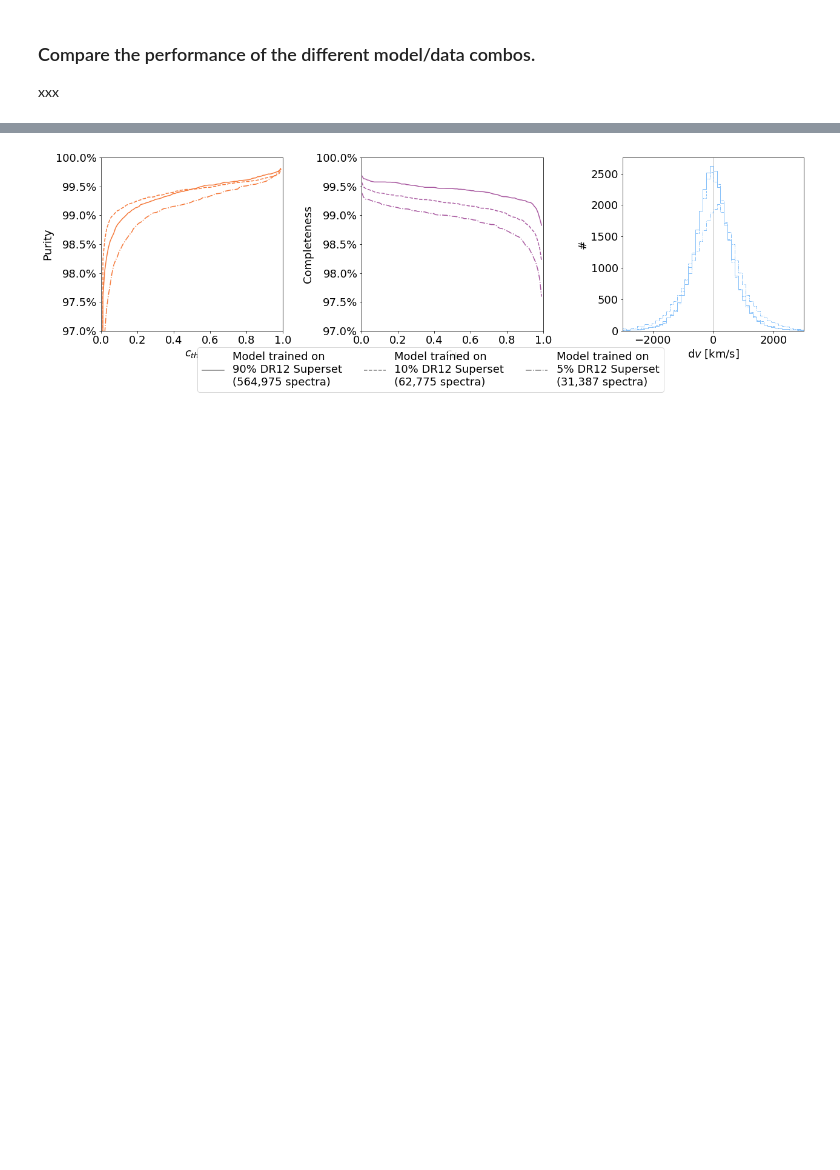
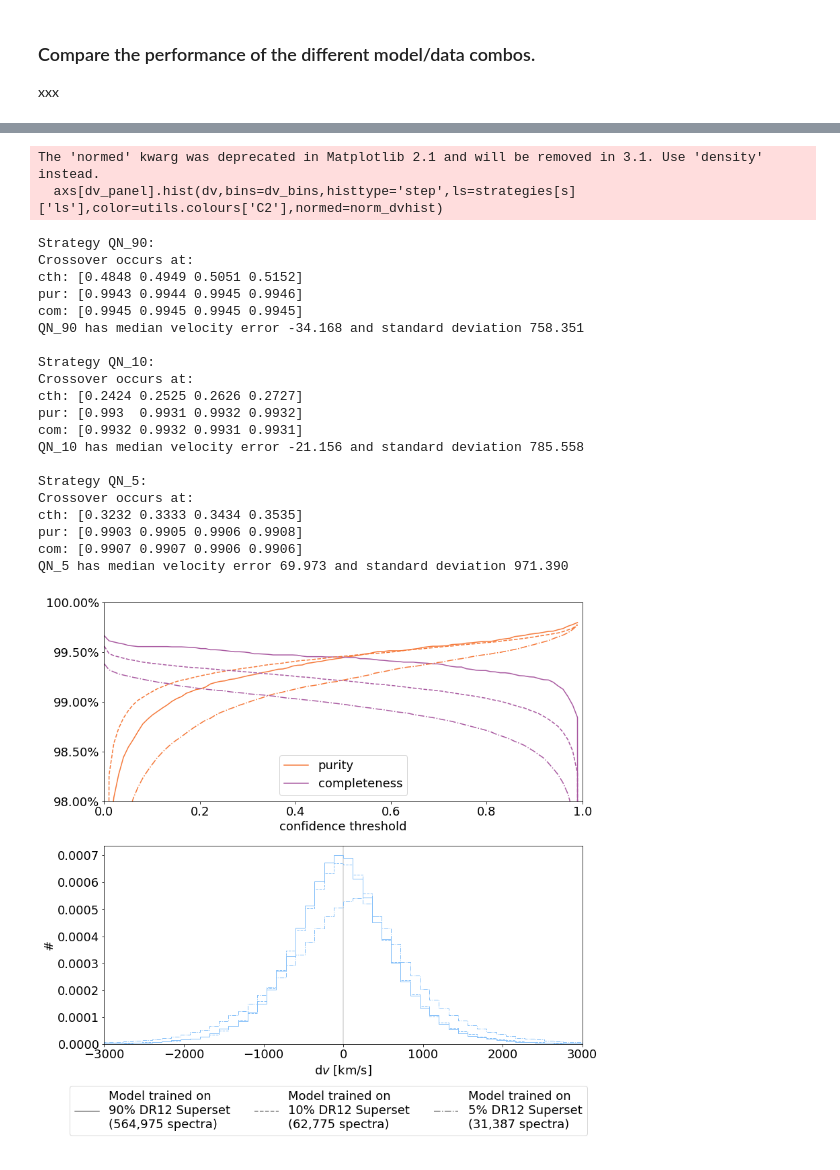
Before and after one commit to jfarr03/QuasarNET_analysis, a Jupyter notebook: analysis/notebooks/QN_performance_vs_training_set_size.ipynb, the cells around one changed output, grey strips where cells are left out. Drawn from its saved outputs; the diff is of its cells as text; code cells hidden in the pictures; blank space fills up the shorter version.

```diff
--- a/analysis/notebooks/QN_performance_vs_training_set_size.ipynb
+++ b/analysis/notebooks/QN_performance_vs_training_set_size.ipynb
@@ -106,6 +109,6 @@ This finds which spectra* are common to all datasets, and removes any that are n
 
 \* using spec_id = plate$\times$1000000000 + mjd$\times$10000 + fiber for BOSS, or spec_id = targetid for DESI (to be updated)
 # %%
-data_table = utils.reduce_data_to_table(data,truth,include_c_qn=include_c_qn)
+data_table = utils.reduce_data_to_table(data,truth,include_c_qn=include_c_qn,common_specids=False)
 data_table[:5]
 # %% [output]
@@ -121,5 +123,6 @@ Table length=5
 # %%
-# Include only objects in the data table that have the highest confidence level.
-data_table = data_table[data_table['ZCONF_PERSON']==2]
+# Include only objects in the data table that have the highest confidence level, and VI redshift not equal to -1.
+w = (data_table['ZCONF_PERSON']==2) & (data_table['Z_VI']>-1)
+data_table = data_table[w]
 len(data_table)
 # %% [output]
@@ -153,9 +156,11 @@ ls = {'QN_90': '-',
 dv_max = 6000.
 nspec_sdr12q = 627751
 
-## QN parameters.
-cth = 0.8
-n_detect = 1
+# confidence thresholds.
+c_th_min = 0.0
+c_th_max = 1.0
+n_int = 100
+c_th_values = np.linspace(c_th_min,c_th_max,n_int)
 # %%
 ## Define strategies.
 strategies = {}
@@ -164,10 +169,17 @@ for s in data.keys():
 
     p = float(s.split('_')[-1])/100
     name = 'Model trained on\n{:.0%} DR12 Superset\n({:,} spectra)'.format(p,int(p*nspec_sdr12q))
+    if type(data_table['ISQSO_{}'.format(s)])==astropy.table.column.MaskedColumn:
+        filt = (~data_table['ISQSO_{}'.format(s)].data.mask)
+    else:
+        filt = np.ones(len(data_table)).astype(bool)
 
-    strategies[s] = {'w': ((data_table['C_{}'.format(s)]>cth).sum(axis=1)>=n_detect),
-                        'confs': (data_table['C_{}'.format(s)]).max(axis=1),
-                        'z': data_table['Z_{}'.format(s)],
-                        'n': name,
-                        'ls': ls[s],
-                       }
+    # QN definitions.
+    n_detect = 1
+    strat = strategy.Strategy('qn',cf_kwargs={'qn_name':s})
+    preds = [strat.predict(data_table,filter=filt,c_kwargs={'c_th':c_th_value,'n_detect':n_detect}) for c_th_value in c_th_values]
+    strategies[s] = {'isqso': [pred.isqso for pred in preds],
+                     'z': [pred.z for pred in preds],
+                     'c_th': c_th_values,
+                     'n': name,
+                     'ls': ls[s]}
@@ -174,10 +203,32 @@ for s in data.keys():
 # %%
-filename = '../plots/qn_performance_vs_training_set_size_3panel.pdf'
+filename = '../plots/qn_performance_vs_training_set_size_2panel.pdf'
 
-plot.plot_qn_model_compare_3panel(data_table,strategies,filename=filename,
-                             dv_max=dv_max,figsize=(18,6),
-                             ymin=0.97,ymax=1.)
-
+plot.plot_qn_model_compare(data_table,strategies,filename=filename,
+                           dv_max=dv_max,nydec=2,figsize=(12,12),
+                           ymin=0.98,ymax=1.,verbose=True,npanel=2,
+                           norm_dvhist=True)
 plt.show()
 # %% [output]
+The 'normed' kwarg was deprecated in Matplotlib 2.1 and will be removed in 3.1. Use 'density' instead.
+  axs[dv_panel].hist(dv,bins=dv_bins,histtype='step',ls=strategies[s]['ls'],color=utils.colours['C2'],normed=norm_dvhist)
+Strategy QN_90:
+Crossover occurs at:
+cth: [0.4848 0.4949 0.5051 0.5152]
+pur: [0.9943 0.9944 0.9945 0.9946]
+com: [0.9945 0.9945 0.9945 0.9945]
+QN_90 has median velocity error -34.168 and standard deviation 758.351
+
+Strategy QN_10:
+Crossover occurs at:
+cth: [0.2424 0.2525 0.2626 0.2727]
+pur: [0.993  0.9931 0.9932 0.9932]
+com: [0.9932 0.9932 0.9931 0.9931]
+QN_10 has median velocity error -21.156 and standard deviation 785.558
+
+Strategy QN_5:
+Crossover occurs at:
+cth: [0.3232 0.3333 0.3434 0.3535]
+pur: [0.9903 0.9905 0.9906 0.9908]
+com: [0.9907 0.9907 0.9906 0.9906]
+QN_5 has median velocity error 69.973 and standard deviation 971.390
-[figure, old version]
+[figure, new version]
```
Also changed, not shown: parts of 7 cells of this notebook, 11 other files.
